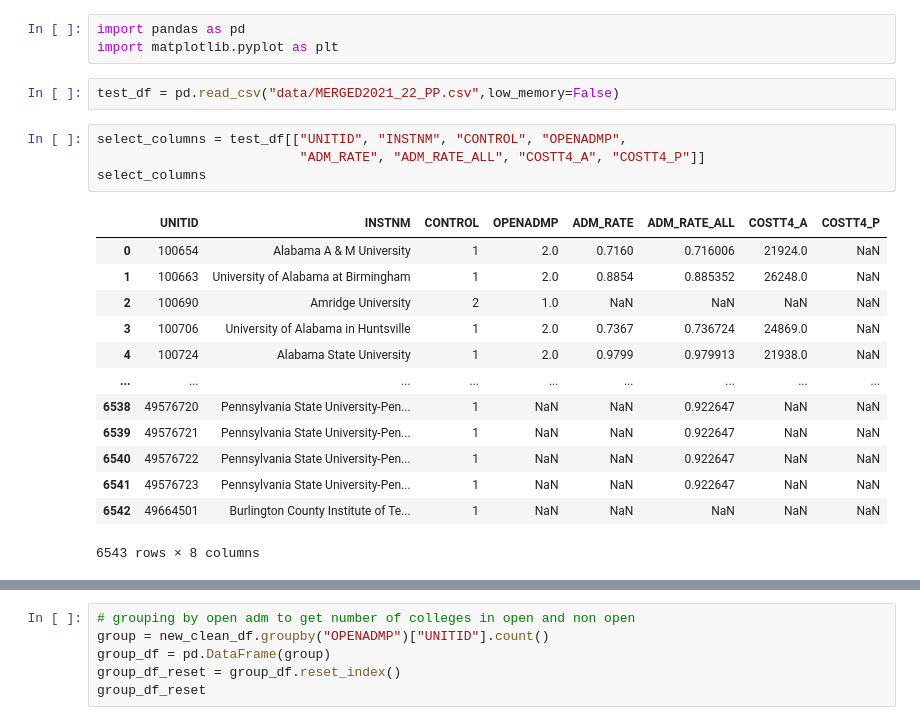
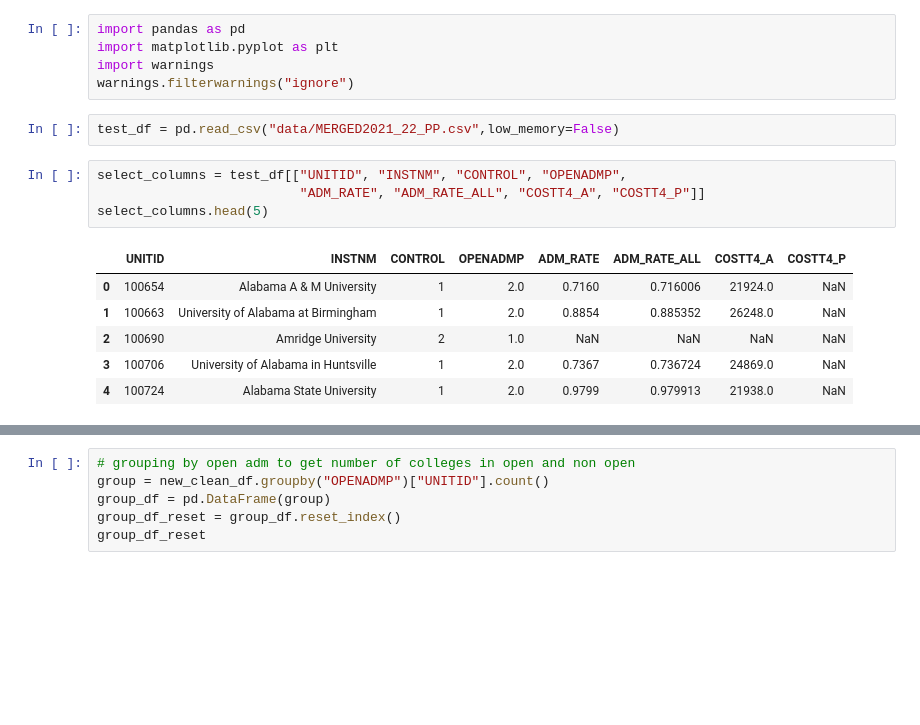
Before and after one commit to Wook22/Education_Institution_Data_Analysis, a Jupyter notebook: cost analysis.ipynb, the cells around one changed output, grey strips where cells are left out. Drawn from its saved outputs; the diff is of its cells as text; blank space fills up the shorter version.

```diff
--- a/category 2.ipynb
+++ b/cost analysis.ipynb
@@ -1,26 +1,21 @@
 # %%
 import pandas as pd
 import matplotlib.pyplot as plt
+import warnings
+warnings.filterwarnings("ignore")
 # %%
 test_df = pd.read_csv("data/MERGED2021_22_PP.csv",low_memory=False)
 # %%
 select_columns = test_df[["UNITID", "INSTNM", "CONTROL", "OPENADMP",
                           "ADM_RATE", "ADM_RATE_ALL", "COSTT4_A", "COSTT4_P"]]
-select_columns
+select_columns.head(5)
 # %% [output]
 |  | UNITID | INSTNM | CONTROL | OPENADMP | ADM_RATE | ADM_RATE_ALL | COSTT4_A | COSTT4_P |
 | 0 | 100654 | Alabama A & M University | 1 | 2.0 | 0.7160 | 0.716006 | 21924.0 | NaN |
 | 1 | 100663 | University of Alabama at Birmingham | 1 | 2.0 | 0.8854 | 0.885352 | 26248.0 | NaN |
 | 2 | 100690 | Amridge University | 2 | 1.0 | NaN | NaN | NaN | NaN |
 | 3 | 100706 | University of Alabama in Huntsville | 1 | 2.0 | 0.7367 | 0.736724 | 24869.0 | NaN |
 | 4 | 100724 | Alabama State University | 1 | 2.0 | 0.9799 | 0.979913 | 21938.0 | NaN |
-| ... | ... | ... | ... | ... | ... | ... | ... | ... |
-| 6538 | 49576720 | Pennsylvania State University-Pen... | 1 | NaN | NaN | 0.922647 | NaN | NaN |
-| 6539 | 49576721 | Pennsylvania State University-Pen... | 1 | NaN | NaN | 0.922647 | NaN | NaN |
-| 6540 | 49576722 | Pennsylvania State University-Pen... | 1 | NaN | NaN | 0.922647 | NaN | NaN |
-| 6541 | 49576723 | Pennsylvania State University-Pen... | 1 | NaN | NaN | 0.922647 | NaN | NaN |
-| 6542 | 49664501 | Burlington County Institute of Te... | 1 | NaN | NaN | NaN | NaN | NaN |
-6543 rows × 8 columns
 # %%
 # verifying that if there are null values for admission rate then it is a open adm college
 indexadm = select_columns[ (select_columns['ADM_RATE'] == 'NaN') & (select_columns['ADM_RATE_ALL'] == 'NaN') &
```
Also changed, not shown: parts of 6 cells of this notebook.
